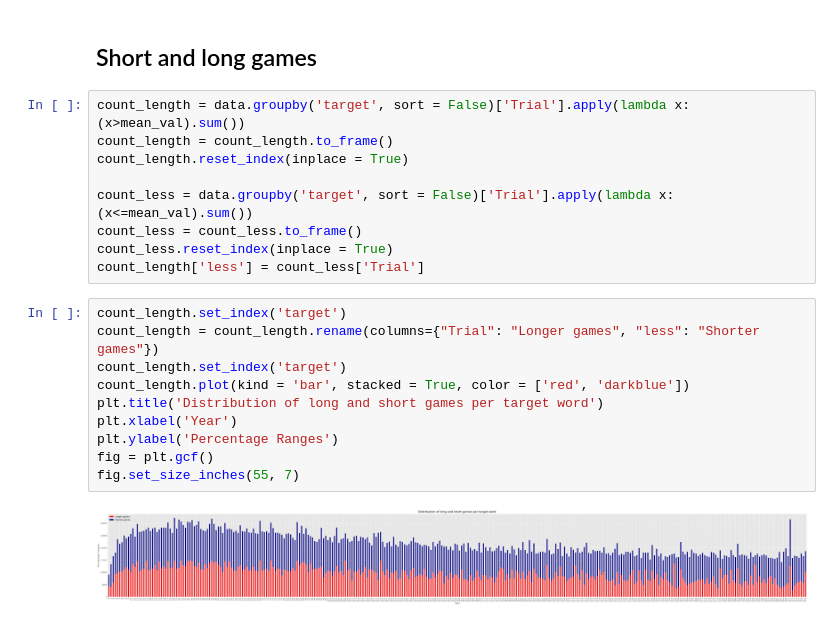
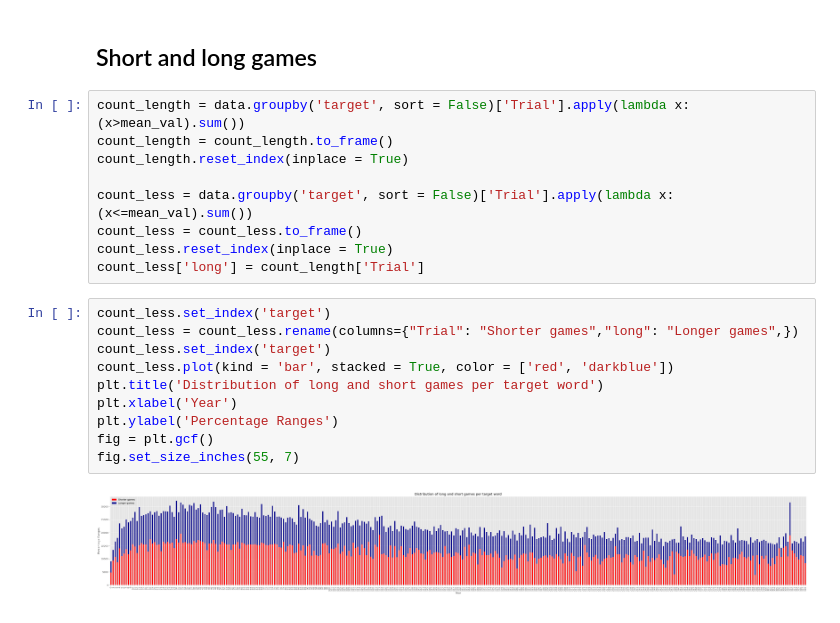
Before and after one commit to OscarCal/ImitatingWordlePlayers, a Jupyter notebook: analisis/Analysis of games from tweets.ipynb, the cells around one changed output. Cells and saved outputs as stored; diff of their text form.

```diff
--- a/analisis/Analysis of games from tweets.ipynb
+++ b/analisis/Analysis of games from tweets.ipynb
@@ -217,16 +217,16 @@ count_length.reset_index(inplace = True)
 count_less = data.groupby('target', sort = False)['Trial'].apply(lambda x: (x<=mean_val).sum())
 count_less = count_less.to_frame()
 count_less.reset_index(inplace = True)
-count_length['less'] = count_less['Trial']
+count_less['long'] = count_length['Trial']
 # %%
-count_length.set_index('target')
-count_length = count_length.rename(columns={"Trial": "Longer games", "less": "Shorter games"})
-count_length.set_index('target')
-count_length.plot(kind = 'bar', stacked = True, color = ['red', 'darkblue'])
+count_less.set_index('target')
+count_less = count_less.rename(columns={"Trial": "Shorter games","long": "Longer games",})
+count_less.set_index('target')
+count_less.plot(kind = 'bar', stacked = True, color = ['red', 'darkblue'])
 plt.title('Distribution of long and short games per target word')
 plt.xlabel('Year')
 plt.ylabel('Percentage Ranges')
 fig = plt.gcf()
 fig.set_size_inches(55, 7)
 # %% [output]
-[figure, old version]
+[figure, new version]
```
Also changed, not shown: parts of 7 cells of this notebook, 1 other file.
